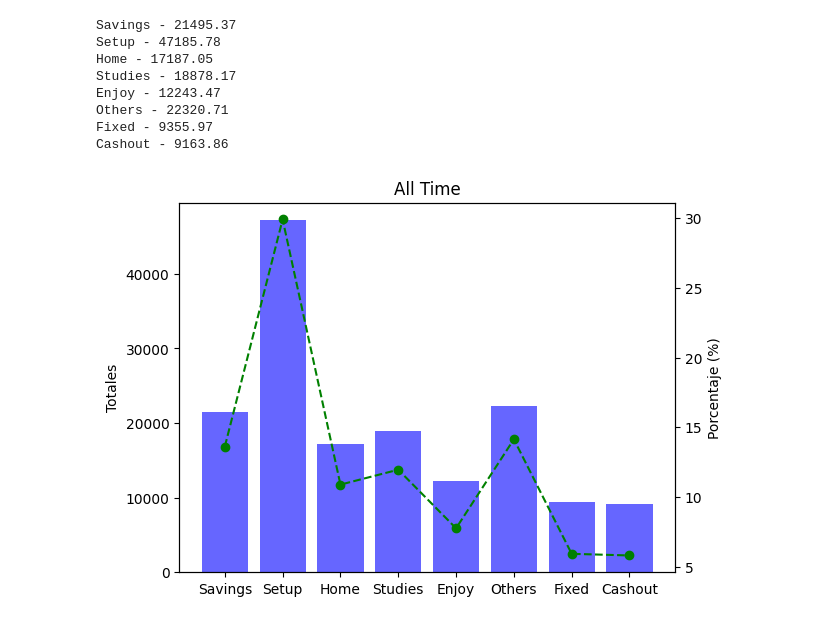
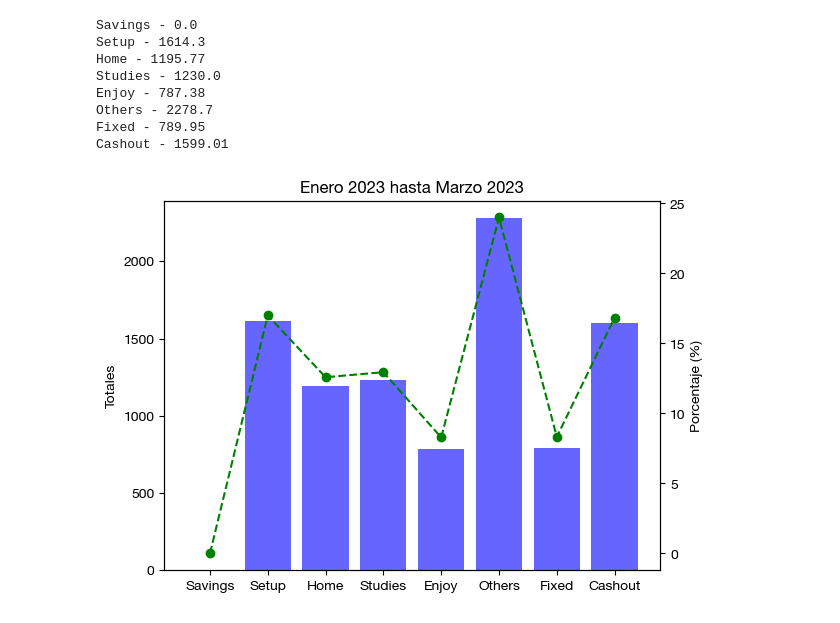
Before and after one commit to EliasCalixto/monitor, a Jupyter notebook: requests.ipynb, the cells around one changed output. Saved outputs shown, nothing was run; the diff lists cells and outputs as text; code cells hidden in the pictures.

```diff
--- a/requests.ipynb
+++ b/requests.ipynb
@@ -31,17 +31,19 @@ def create_graph_2(data, title=''):
 
     plt.show()
 # %%
-data_total = get_totals()
+start = 4
+end = 6
+data_to_graph = get_totals(start, end)
 # %% [output]
-Savings - 21495.37
-Setup - 47185.78
-Home - 17187.05
-Studies - 18878.17
-Enjoy - 12243.47
-Others - 22320.71
-Fixed - 9355.97
-Cashout - 9163.86
+Savings - 0.0
+Setup - 1614.3
+Home - 1195.77
+Studies - 1230.0
+Enjoy - 787.38
+Others - 2278.7
+Fixed - 789.95
+Cashout - 1599.01
 # %%
-create_graph_1(data_total, 'All Time')
+create_graph_1(data_to_graph, f"{df['Date'][start]} hasta {df['Date'][end]}")
 # %% [output]
-[figure, old version]
+[figure, new version]
```
Also changed, not shown: parts of 2 cells of this notebook.
